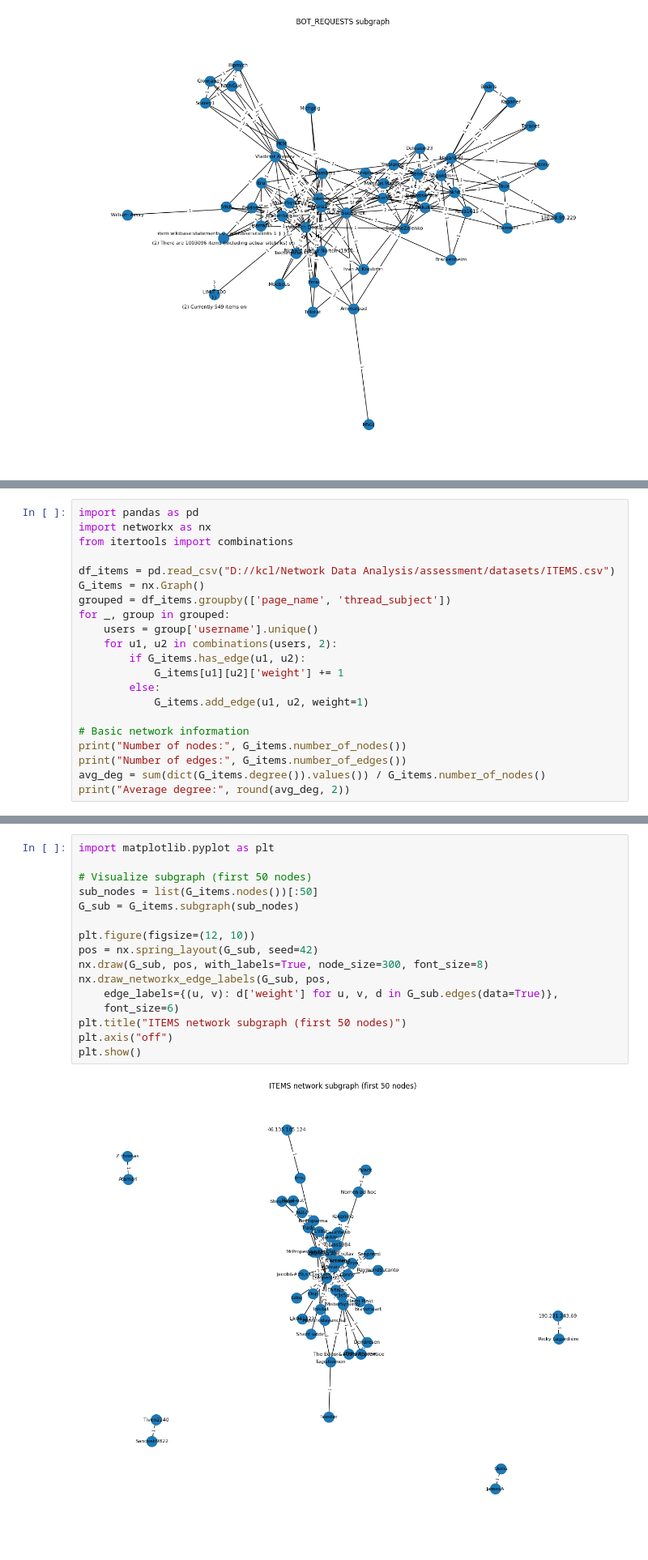
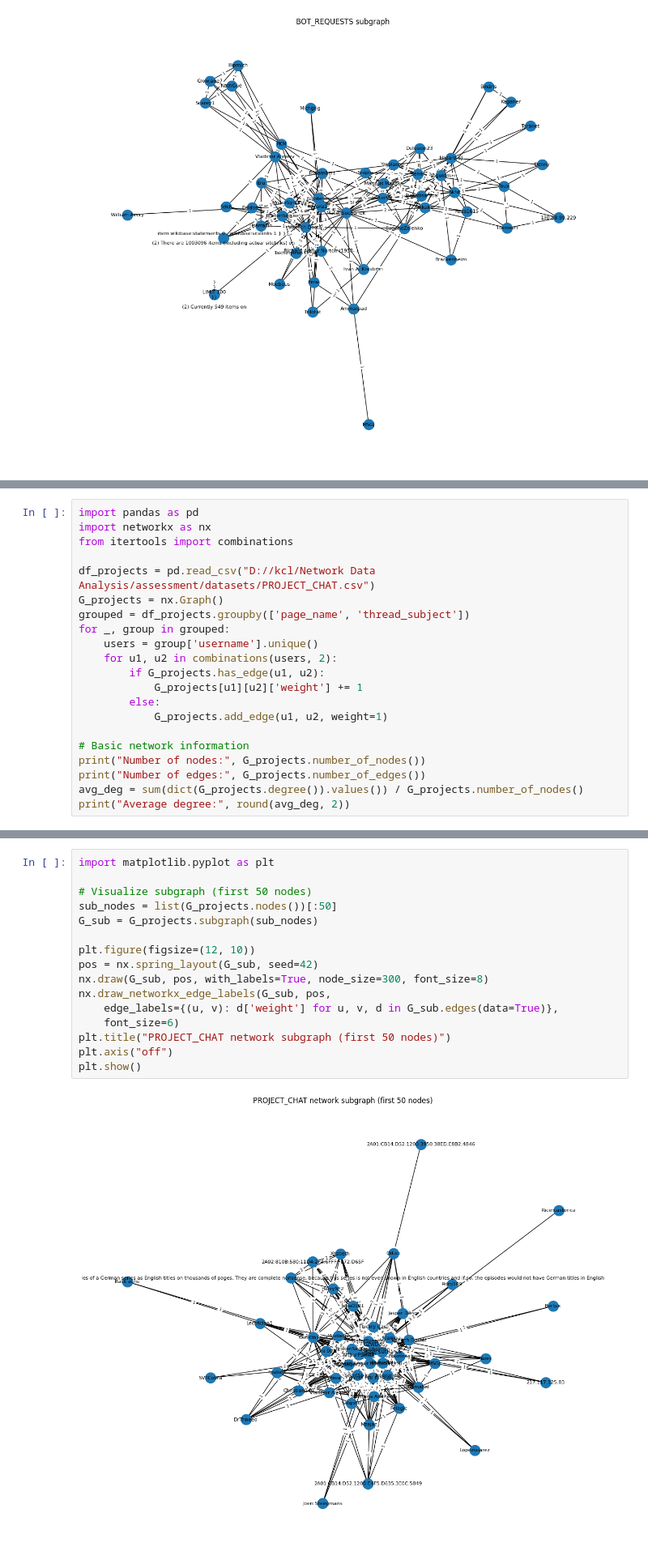
Before and after one commit to wszfln/Network-Data-Analysis-Assessment, a Jupyter notebook: part1.ipynb, the cells around one changed output, grey strips where cells are left out. Shown: that part at 81% size. Cells and saved outputs as stored; diff of their text form.

Commit message:
Task B for the medium network

```diff
--- a/part1.ipynb
+++ b/part1.ipynb
@@ -60,20 +60,20 @@ import pandas as pd
 import networkx as nx
 from itertools import combinations
 
-df_items = pd.read_csv("D://kcl/Network Data Analysis/assessment/datasets/ITEMS.csv")
-G_items = nx.Graph()
-grouped = df_items.groupby(['page_name', 'thread_subject'])
+df_projects = pd.read_csv("D://kcl/Network Data Analysis/assessment/datasets/PROJECT_CHAT.csv")
+G_projects = nx.Graph()
+grouped = df_projects.groupby(['page_name', 'thread_subject'])
 for _, group in grouped:
     users = group['username'].unique()
     for u1, u2 in combinations(users, 2):
-        if G_items.has_edge(u1, u2):
-            G_items[u1][u2]['weight'] += 1
+        if G_projects.has_edge(u1, u2):
+            G_projects[u1][u2]['weight'] += 1
         else:
-            G_items.add_edge(u1, u2, weight=1)
+            G_projects.add_edge(u1, u2, weight=1)
 
 # Basic network information
-print("Number of nodes:", G_items.number_of_nodes())
-print("Number of edges:", G_items.number_of_edges())
-avg_deg = sum(dict(G_items.degree()).values()) / G_items.number_of_nodes()
+print("Number of nodes:", G_projects.number_of_nodes())
+print("Number of edges:", G_projects.number_of_edges())
+avg_deg = sum(dict(G_projects.degree()).values()) / G_projects.number_of_nodes()
 print("Average degree:", round(avg_deg, 2))
 # %% [output]
@@ -83,21 +83,21 @@ Average degree: 4.1
 # %%
 import matplotlib.pyplot as plt
 
 # Visualize subgraph (first 50 nodes)
-sub_nodes = list(G_items.nodes())[:50]
-G_sub = G_items.subgraph(sub_nodes)
+sub_nodes = list(G_projects.nodes())[:50]
+G_sub = G_projects.subgraph(sub_nodes)
 
 plt.figure(figsize=(12, 10))
 pos = nx.spring_layout(G_sub, seed=42)
 nx.draw(G_sub, pos, with_labels=True, node_size=300, font_size=8)
 nx.draw_networkx_edge_labels(G_sub, pos,
     edge_labels={(u, v): d['weight'] for u, v, d in G_sub.edges(data=True)},
     font_size=6)
-plt.title("ITEMS network subgraph (first 50 nodes)")
+plt.title("PROJECT_CHAT network subgraph (first 50 nodes)")
 plt.axis("off")
 plt.show()
 # %% [output]
-[figure, old version]
+[figure, new version]
 # %% [markdown]
 ## Task B
 # %% [markdown]
```
Also changed, not shown: parts of 6 cells of this notebook.
